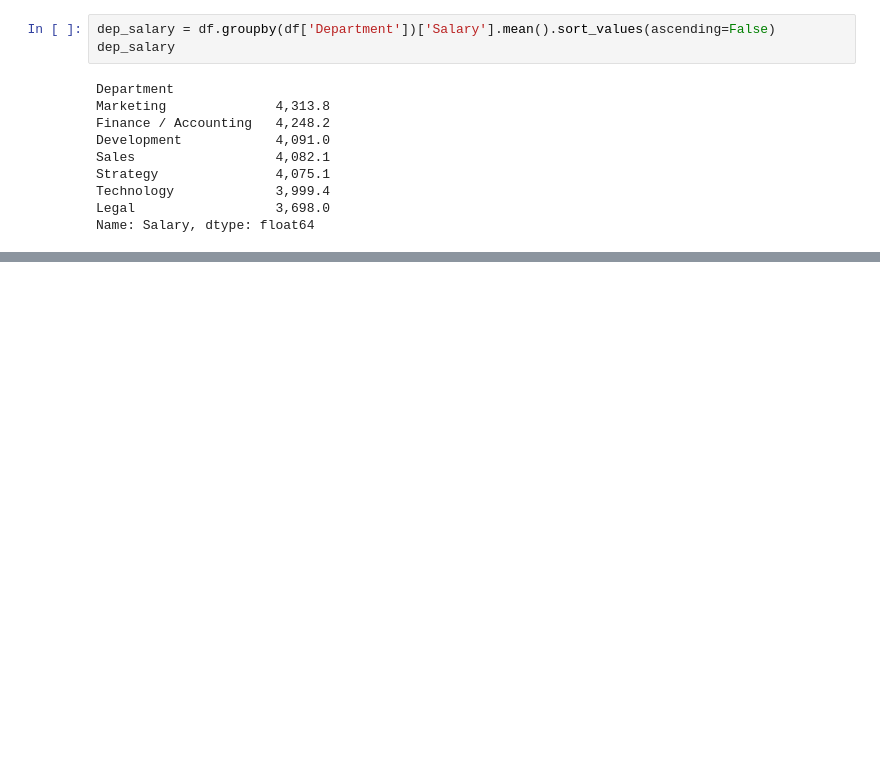
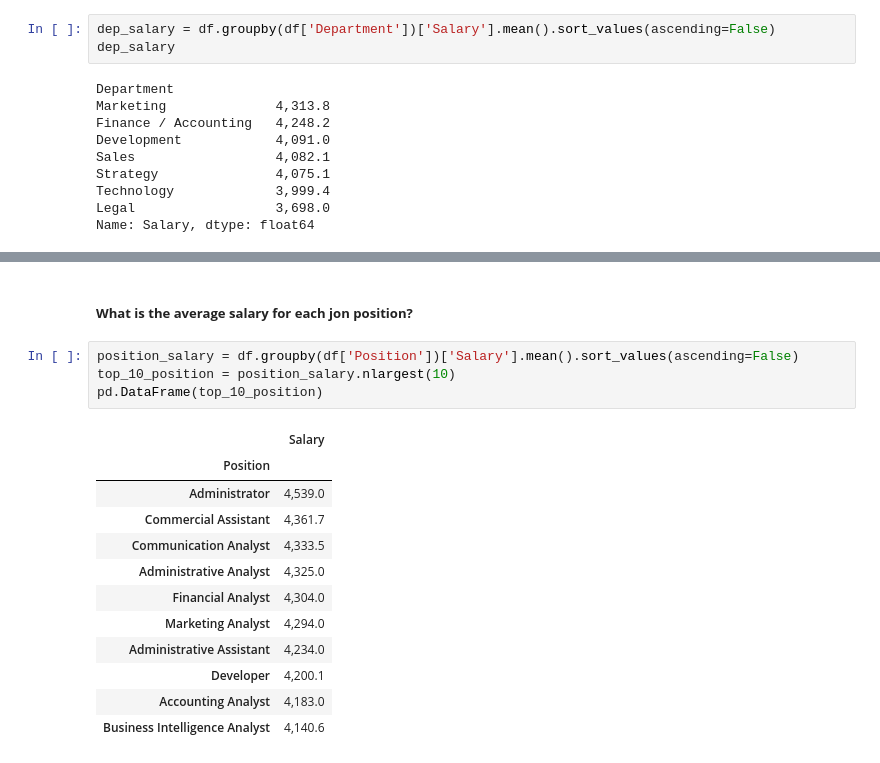
Before and after one commit to arduinto/HRAnalytics, a Jupyter notebook: KPIAnalytics.ipynb, the cells around one changed output, grey strips where cells are left out. Saved outputs shown, nothing was run; the diff lists cells and outputs as text; blank space fills up the shorter version.

```diff
--- a/KPIAnalytics.ipynb
+++ b/KPIAnalytics.ipynb
@@ -575,0 +589,19 @@ iplot(fig)
+# %% [markdown]
+##### __What is the average salary for each jon position?__
+# %%
+position_salary = df.groupby(df['Position'])['Salary'].mean().sort_values(ascending=False)
+top_10_position = position_salary.nlargest(10)
+pd.DataFrame(top_10_position)
+# %% [output]
+|  | Salary |
+| Position |  |
+| Administrator | 4,539.0 |
+| Commercial Assistant | 4,361.7 |
+| Communication Analyst | 4,333.5 |
+| Administrative Analyst | 4,325.0 |
+| Financial Analyst | 4,304.0 |
+| Marketing Analyst | 4,294.0 |
+| Administrative Assistant | 4,234.0 |
+| Developer | 4,200.1 |
+| Accounting Analyst | 4,183.0 |
+| Business Intelligence Analyst | 4,140.6 |
```
Also changed, not shown: parts of 17 cells of this notebook, 8 other files.
